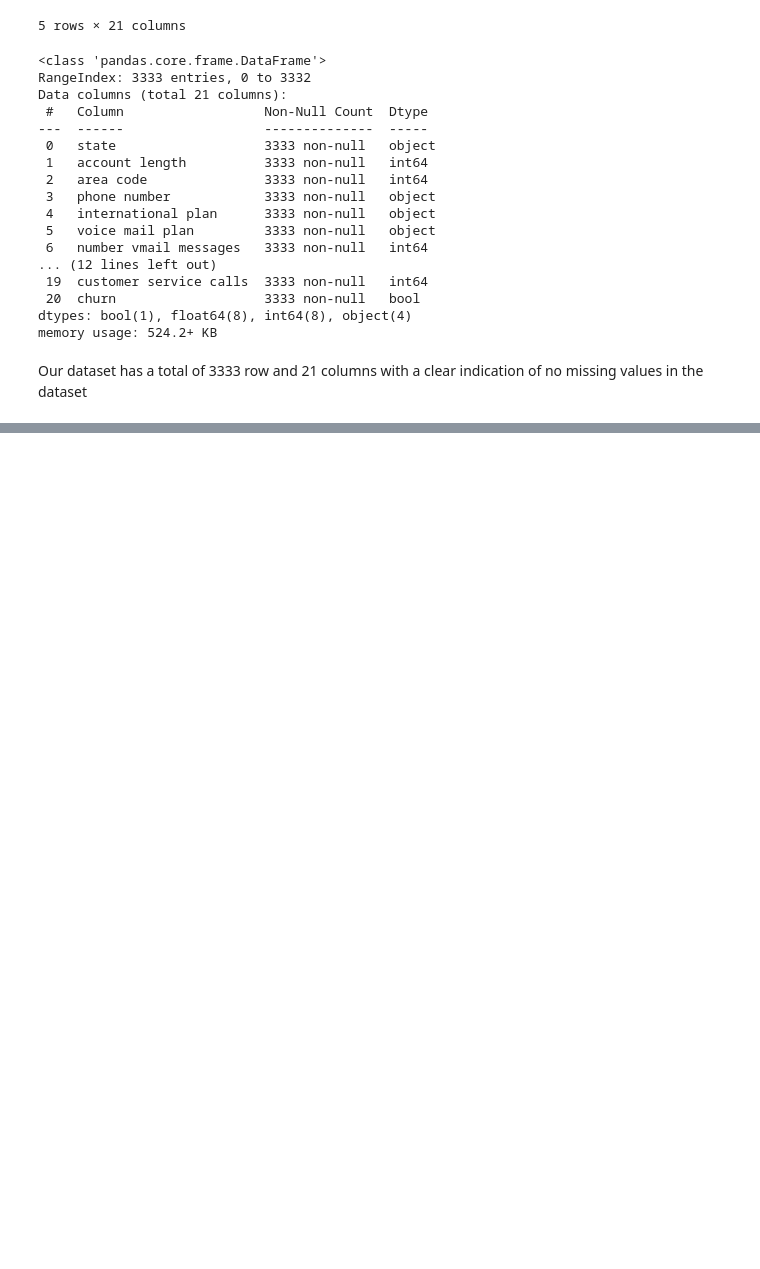
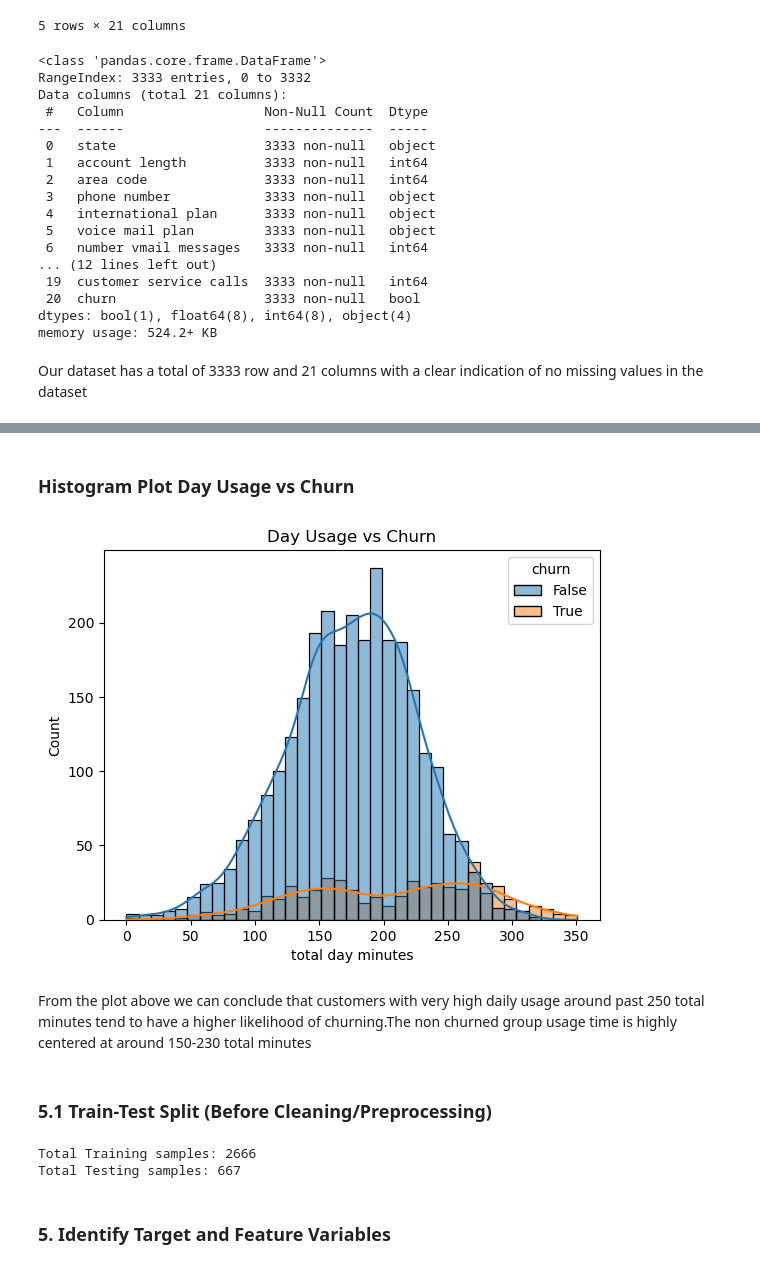
Before and after one commit to Marian-amo/SyriaTel--telecom-customer-churn-prediction, a Jupyter notebook: notebook.ipynb, the cells around one changed output, grey strips where cells are left out. Drawn from its saved outputs; the diff is of its cells as text; code cells hidden in the pictures; blank space fills up the shorter version.

```diff
--- a/notebook.ipynb
+++ b/notebook.ipynb
@@ -126,0 +164,27 @@ The target variable churn indicates that out of the reported 3333 customers,a to
+# %% [markdown]
+### Histogram Plot Day Usage vs Churn
+# %%
+sns.histplot(data=df_copy, x='total day minutes', hue='churn', kde=True)
+plt.title("Day Usage vs Churn")
+plt.show()
+# %% [output]
+[figure, added]
+# %% [markdown]
+From the plot above we can conclude that customers with very high daily usage around past 250 total minutes tend to have a higher likelihood of churning.The non churned group usage time is highly centered at around 150-230 total minutes
+# %% [markdown]
+### 5.1 Train-Test Split (Before Cleaning/Preprocessing)
+# %%
+X = df_copy.drop(columns=["churn"])
+y = df_copy["churn"]
+
+X_train, X_test, y_train, y_test = train_test_split(
+    X, y, test_size=0.2, random_state=42, stratify=y
+)
+
+print("Total Training samples:", X_train.shape[0])
+print("Total Testing samples:", X_test.shape[0])
+# %% [output]
+Total Training samples: 2666
+Total Testing samples: 667
+# %% [markdown]
+### 5. Identify Target and Feature Variables
```
Also changed, not shown: parts of 12 cells of this notebook.
